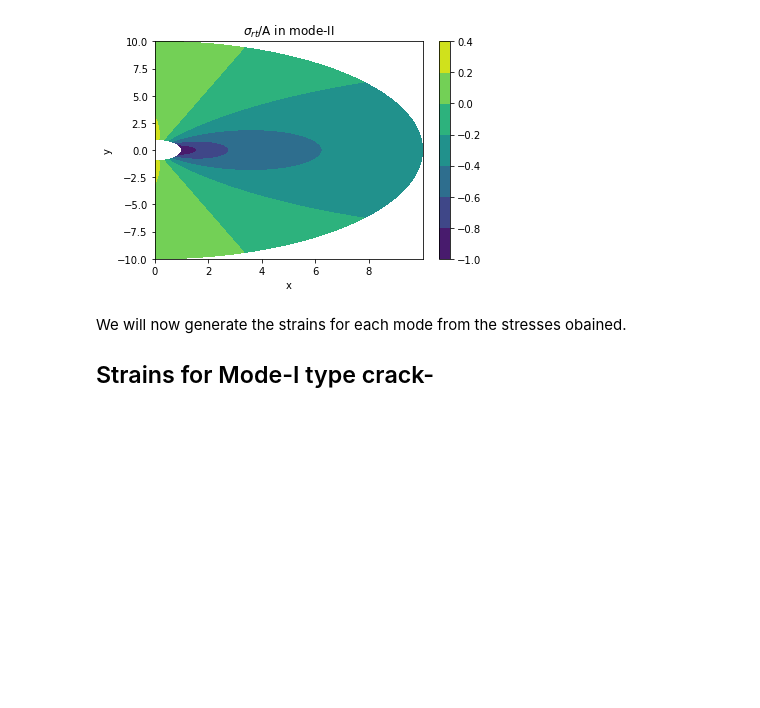
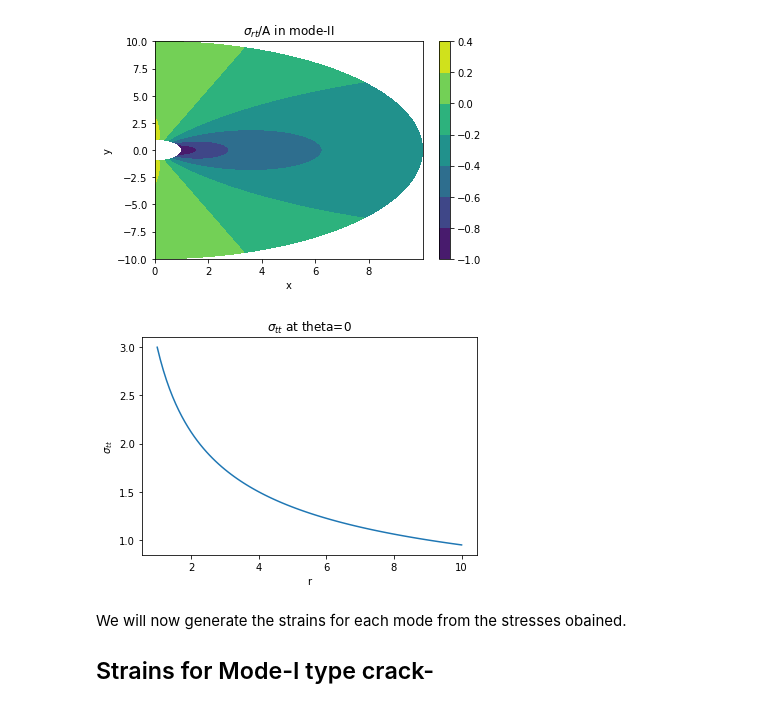
Before and after one commit to SayanBatabyal/Elasticity, a Jupyter notebook: CrackProblem.ipynb, the cells around one changed output. Saved outputs shown, nothing was run; the diff lists cells and outputs as text; code cells hidden in the pictures; blank space fills up the shorter version.

```diff
--- a/CrackProblem.ipynb
+++ b/CrackProblem.ipynb
@@ -208,4 +221,8 @@ $\displaystyle  \sigma_{r\theta} = \frac{B \left(- 0.25 \sin{\left(0.5 \Upsilon
 # %%
+rbar = np.linspace(1, 10, 100)
+tbar = np.linspace(-np.pi/2, np.pi/2, 100)
+R, T = np.meshgrid(rbar, tbar)
+
 sigmarr_num = -(1/2)*(1/R**0.5)*np.sin(T/2)*(1-3*np.cos(T))
 sigmatt_num = -(3/2)*(1/R**0.5)*np.cos(T/2)*(1+np.cos(T))
 sigmart_num =  (1/2)*(1/R**0.5)*np.cos(T/2)*(1-3*np.cos(T))
@@ -241,6 +258,19 @@ ax23.set_ylabel('y')
 plt.show()
 # %% [output]
 [figure]
+# %%
+x = rbar
+sigmarr_num_crack =  0
+sigmatt_num_crack = -(3/2)*(1/rbar**0.5)*(1+1)
+sigmart_num_crack =  (1/2)*(1/rbar**0.5)*(1-3)
+
+plt.plot(x,np.absolute(sigmatt_num_crack))
+plt.title('$\sigma_{tt}$ at theta=0')
+plt.xlabel('r')
+plt.ylabel('$\sigma_{tt}$')
+plt.show()
+# %% [output]
+[figure, added]
 # %% [markdown]
 We will now generate the strains for each mode from the stresses obained.
 ## Strains for Mode-I type crack-
```
Also changed, not shown: parts of 19 cells of this notebook.
